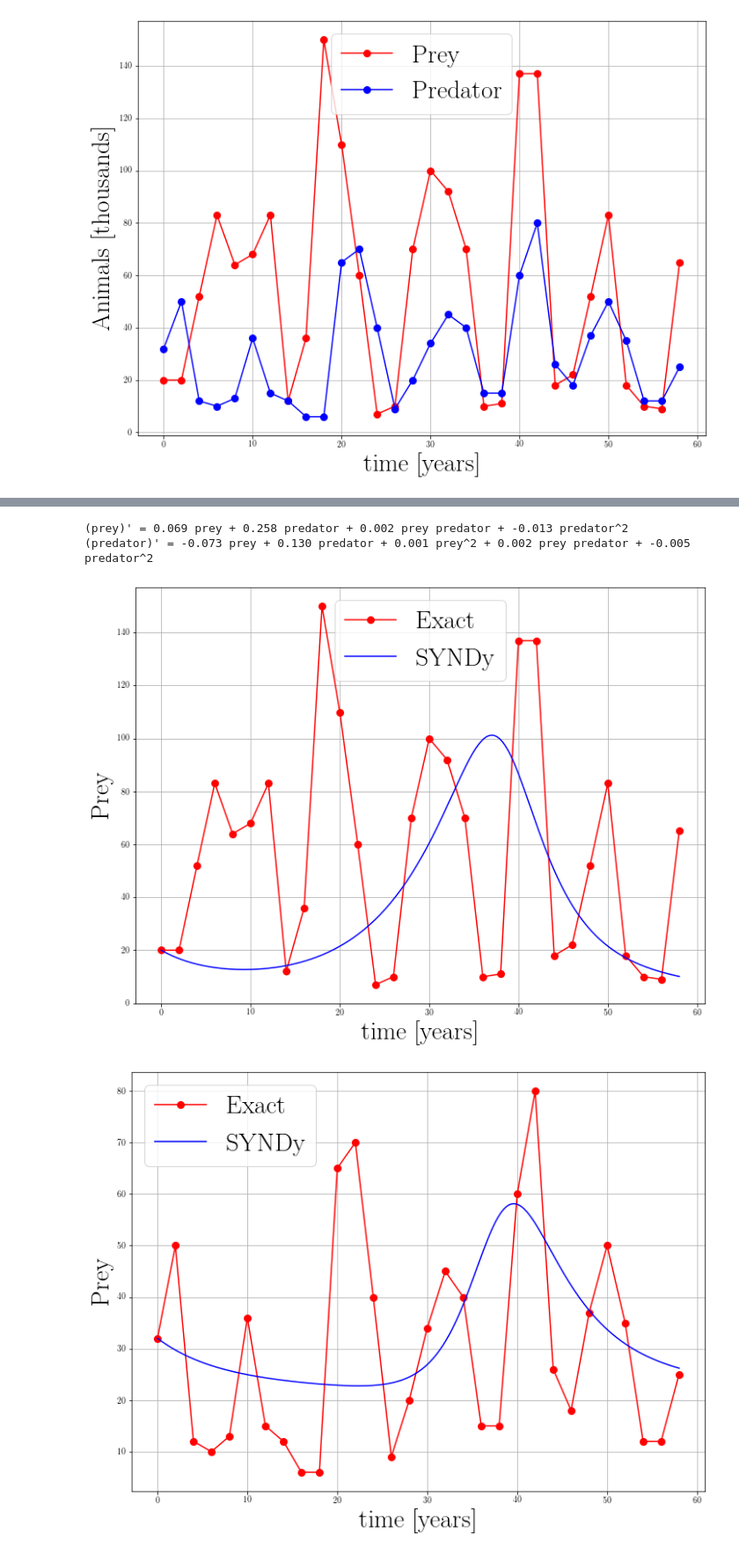
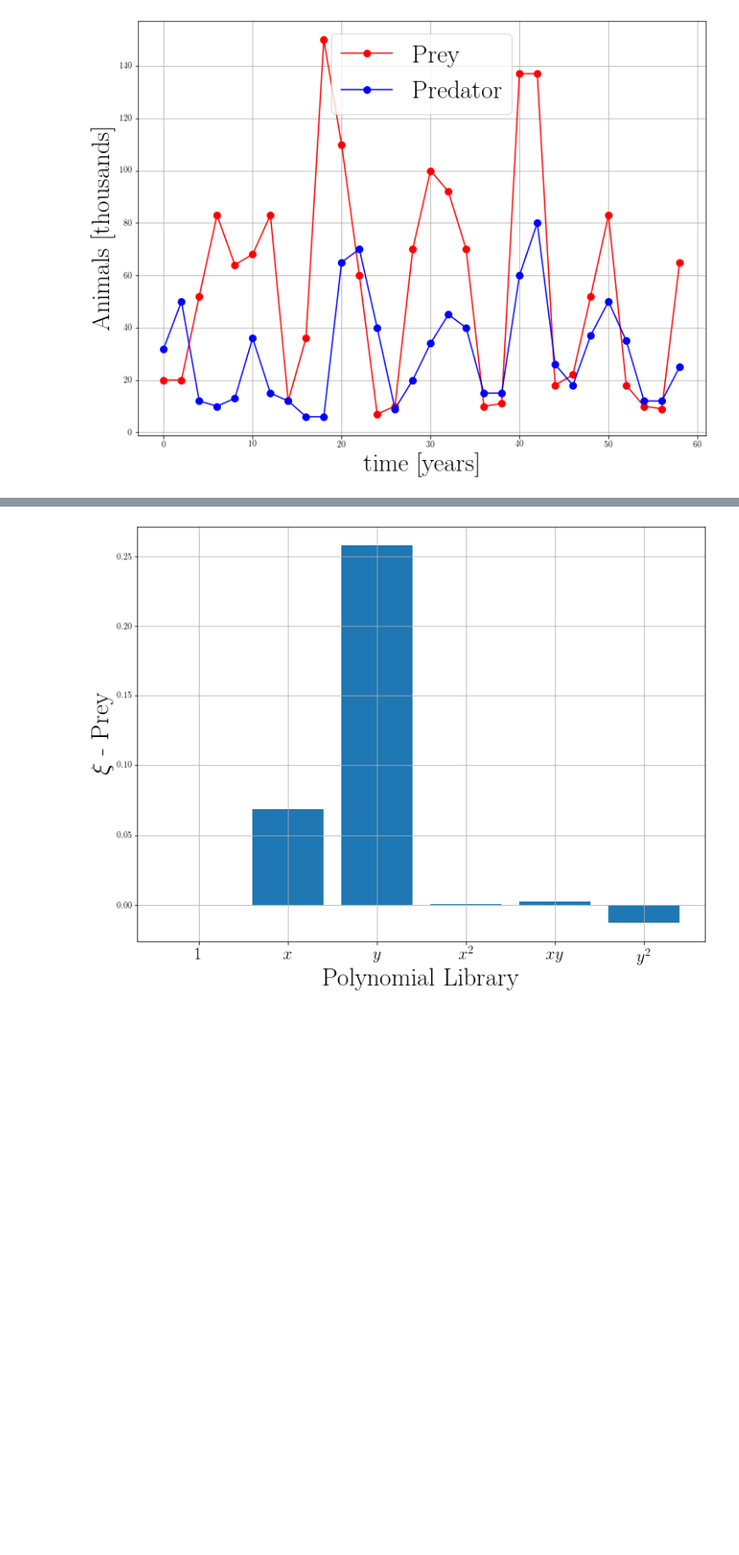
Before and after one commit to Steriva/MfM_Assignment, a Jupyter notebook: exe01d_pySINDy.ipynb, the cells around one changed output, grey strips where cells are left out. Shown at 88% size. Drawn from its saved outputs; the diff is of its cells as text; code cells hidden in the pictures; blank space fills up the shorter version.

```diff
--- a/exe01d_pySINDy.ipynb
+++ b/exe01d_pySINDy.ipynb
@@ -136,50 +119,13 @@ The library chosen is given by polynomials till order 2.
-# %%
-# Define model features
-feature_names = ['prey', 'predator']
-lasso_optimizer = Lasso(alpha=1, max_iter=2000, fit_intercept=False)
-
-model = ps.SINDy(
-    optimizer = lasso_optimizer,
-    feature_names = feature_names
-)
-
-# Fit pySINDy model
-model.fit(X, t=time, ensemble=True, replace = False, quiet=False)
-model.print()
-
-# Get average and standard deviation of the ensemble model coefficients
-ensemble_coefs = model.coef_list
-mean_ensemble = np.mean(ensemble_coefs, axis=0)
-std_ensemble = np.std(ensemble_coefs, axis=0)
-# %% [output]
-(prey)' = 0.069 prey + 0.258 predator + 0.002 prey predator + -0.013 predator^2
-(predator)' = -0.073 prey + 0.130 predator + 0.001 prey^2 + 0.002 prey predator + -0.005 predator^2
-# %%
-x0 = X[0,0];
-y0 = X[0,1];
-t_test = np.linspace(int(min(time)), int(max(time)), int(200))
-
-sim = model.simulate([x0, y0], t=t_test)
-
-plt.figure()
-plt.plot(time, X[:,0], "r-o", label="Exact", markersize=8)
-plt.plot(t_test, sim[:,0], "b-", label="SYNDy", markersize=8)
-plt.xlabel("time [years]",fontsize=30)
-plt.ylabel("Prey",fontsize=30)
-plt.grid(which='major',linestyle='-')
-plt.grid(which='minor',linestyle='--')
-plt.legend(fontsize=30)
-plt.show()
-
-plt.figure()
-plt.plot(time, X[:,1], "r-o", label="Exact", markersize=8)
-plt.plot(t_test, sim[:,1], "b-", label="SYNDy", markersize=8)
-plt.xlabel("time [years]",fontsize=30)
-plt.ylabel("Prey",fontsize=30)
-plt.grid(which='major',linestyle='-')
-plt.grid(which='minor',linestyle='--')
-plt.legend(fontsize=30)
-plt.show()
-# %% [output]
-[figure, removed]
-[figure, removed]
+# %%
+plt.figure()
+plt.bar(np.linspace(0,5,6), mean_ensemble[0,:])
+my_xticks = ['1','$x$','$y$','$x^2$','$xy$','$y^2$']
+plt.xticks(np.linspace(0,5,6), my_xticks, fontsize=20)
+
+plt.xlabel("Polynomial Library",fontsize=30)
+plt.ylabel('$\\xi$ - Prey',fontsize=30)
+plt.grid(which='major',linestyle='-')
+plt.grid(which='minor',linestyle='--')
+plt.show()
+# %% [output]
+[figure, added]
```
Also changed, not shown: parts of 8 cells of this notebook.
